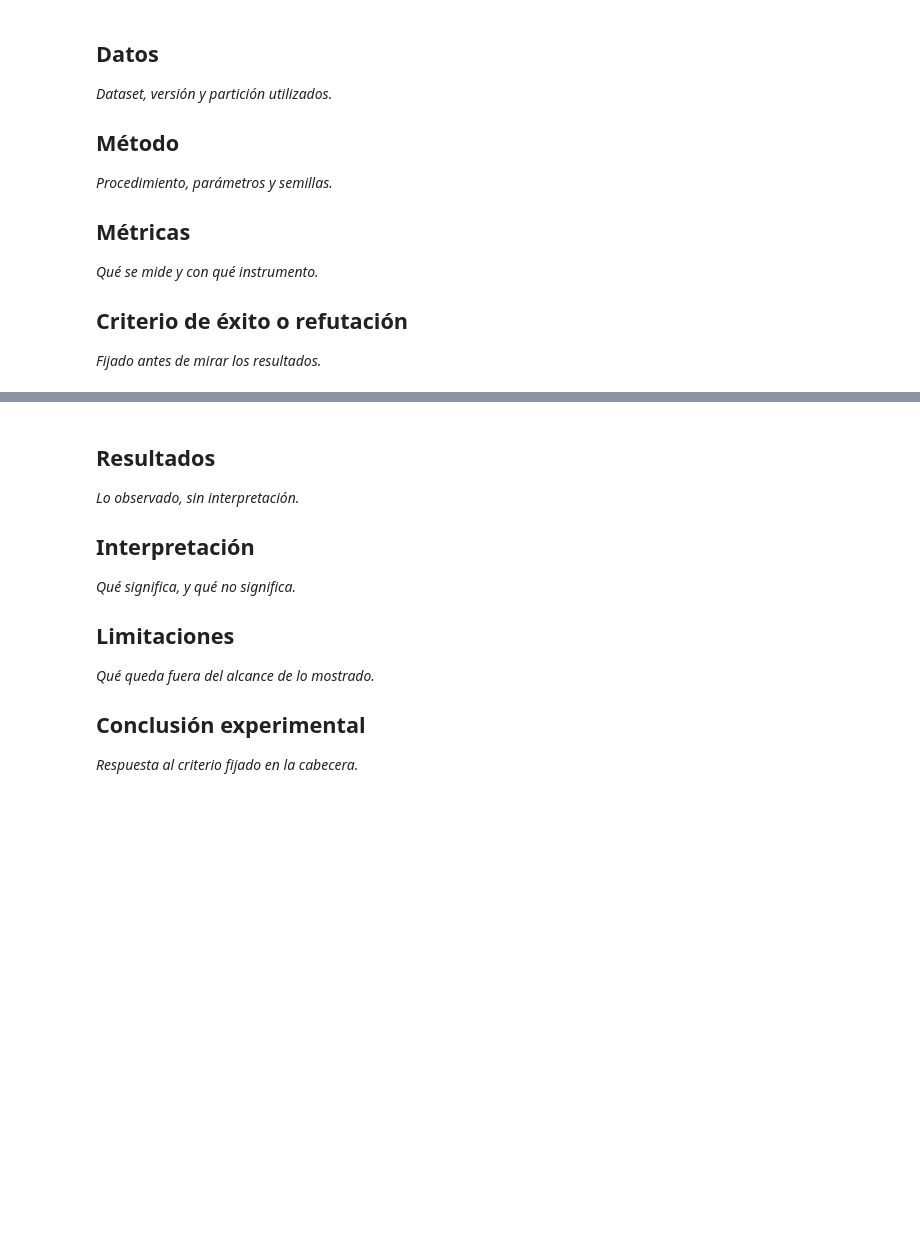
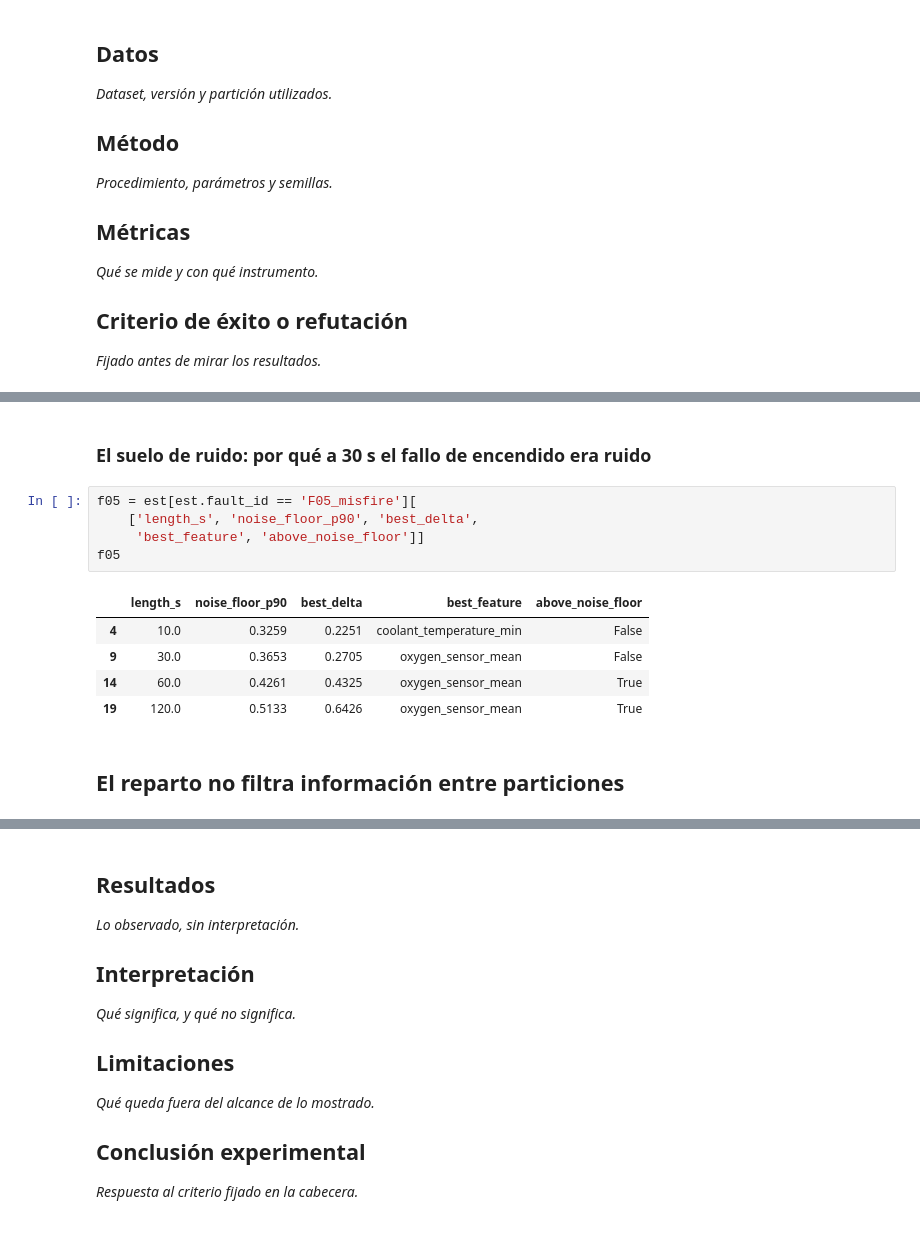
Before and after one commit to 3dluis/tfm-mecanico-ai, a Jupyter notebook: notebooks/04_preprocessing_features.ipynb, the cells around one changed output, grey strips where cells are left out. Saved outputs shown, nothing was run; the diff lists cells and outputs as text; blank space fills up the shorter version.

```diff
--- a/notebooks/04_preprocessing_features.ipynb
+++ b/notebooks/04_preprocessing_features.ipynb
@@ -49,0 +71,15 @@ _Contenido pendiente de la fase correspondiente._
+# %% [markdown]
+### El suelo de ruido: por qué a 30 s el fallo de encendido era ruido
+# %%
+f05 = est[est.fault_id == 'F05_misfire'][
+    ['length_s', 'noise_floor_p90', 'best_delta',
+     'best_feature', 'above_noise_floor']]
+f05
+# %% [output]
+|  | length_s | noise_floor_p90 | best_delta | best_feature | above_noise_floor |
+| 4 | 10.0 | 0.3259 | 0.2251 | coolant_temperature_min | False |
+| 9 | 30.0 | 0.3653 | 0.2705 | oxygen_sensor_mean | False |
+| 14 | 60.0 | 0.4261 | 0.4325 | oxygen_sensor_mean | True |
+| 19 | 120.0 | 0.5133 | 0.6426 | oxygen_sensor_mean | True |
+# %% [markdown]
+## El reparto no filtra información entre particiones
```
Also changed, not shown: parts of 6 cells of this notebook, 12 other files.
